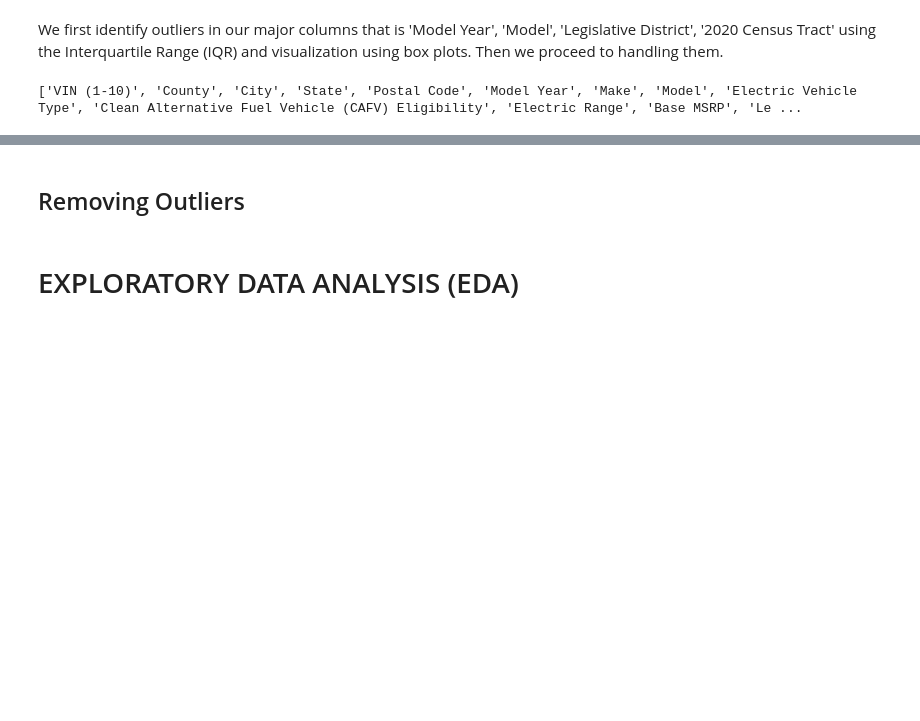
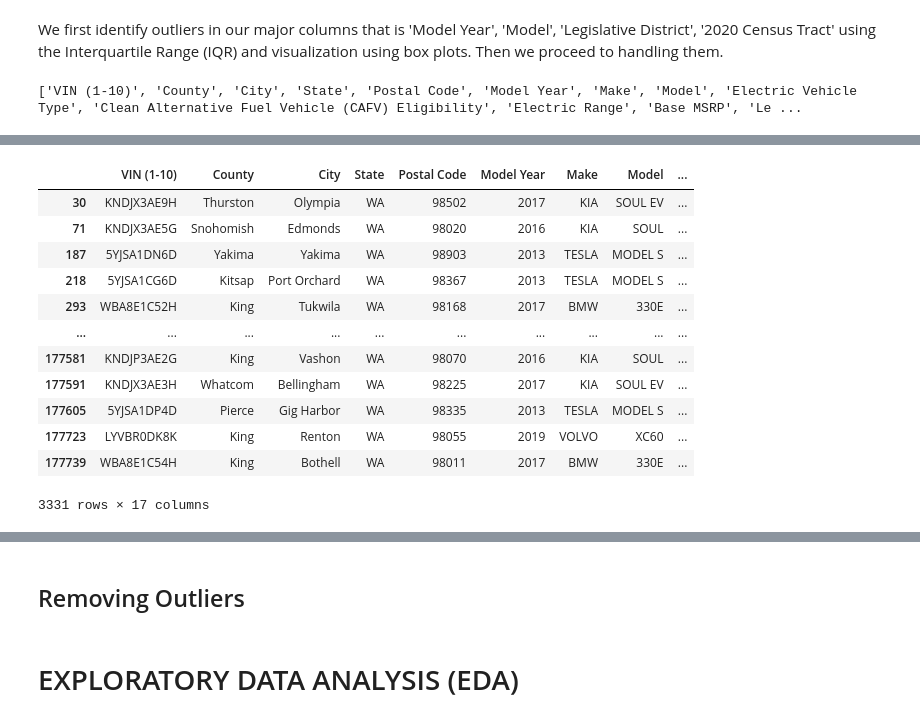
Before and after one commit to Ann-Tonina/Electric-Vehicles-population-2024-Analysis, a Jupyter notebook: EVpopulation Analysis.ipynb, the cells around one changed output, grey strips where cells are left out. Saved outputs shown, nothing was run; the diff lists cells and outputs as text; code cells hidden in the pictures; blank space fills up the shorter version.

```diff
--- a/EVpopulation Analysis.ipynb
+++ b/EVpopulation Analysis.ipynb
@@ -428,3 +512,27 @@ Overall, the data spans a broad range of locations and years, but a few extreme
+# %%
+# Base MSRP Outliers
+Q1 = df['Base MSRP'].quantile(0.25)
+Q3 = df['Base MSRP'].quantile(0.75)
+IQR = Q3 - Q1
+lower = Q1 - 1.5 * IQR
+upper = Q3 + 1.5 * IQR
+
+base_msrp_outliers = df[(df['Base MSRP'] < lower) | (df['Base MSRP'] > upper)]
+display(base_msrp_outliers)
+# %% [output]
+|  | VIN (1-10) | County | City | State | Postal Code | Model Year | Make | Model | ... |
+| 30 | KNDJX3AE9H | Thurston | Olympia | WA | 98502 | 2017 | KIA | SOUL EV | ... |
+| 71 | KNDJX3AE5G | Snohomish | Edmonds | WA | 98020 | 2016 | KIA | SOUL | ... |
+| 187 | 5YJSA1DN6D | Yakima | Yakima | WA | 98903 | 2013 | TESLA | MODEL S | ... |
+| 218 | 5YJSA1CG6D | Kitsap | Port Orchard | WA | 98367 | 2013 | TESLA | MODEL S | ... |
+| 293 | WBA8E1C52H | King | Tukwila | WA | 98168 | 2017 | BMW | 330E | ... |
+| ... | ... | ... | ... | ... | ... | ... | ... | ... | ... |
+| 177581 | KNDJP3AE2G | King | Vashon | WA | 98070 | 2016 | KIA | SOUL | ... |
+| 177591 | KNDJX3AE3H | Whatcom | Bellingham | WA | 98225 | 2017 | KIA | SOUL EV | ... |
+| 177605 | 5YJSA1DP4D | Pierce | Gig Harbor | WA | 98335 | 2013 | TESLA | MODEL S | ... |
+| 177723 | LYVBR0DK8K | King | Renton | WA | 98055 | 2019 | VOLVO | XC60 | ... |
+| 177739 | WBA8E1C54H | King | Bothell | WA | 98011 | 2017 | BMW | 330E | ... |
+3331 rows × 17 columns
 # %%
 def plot_distributions(df, columns, n_cols=2, figsize=(15, 4)):
     n_rows = (len(columns) - 1) // n_cols + 1
```
Also changed, not shown: parts of 35 cells of this notebook.
